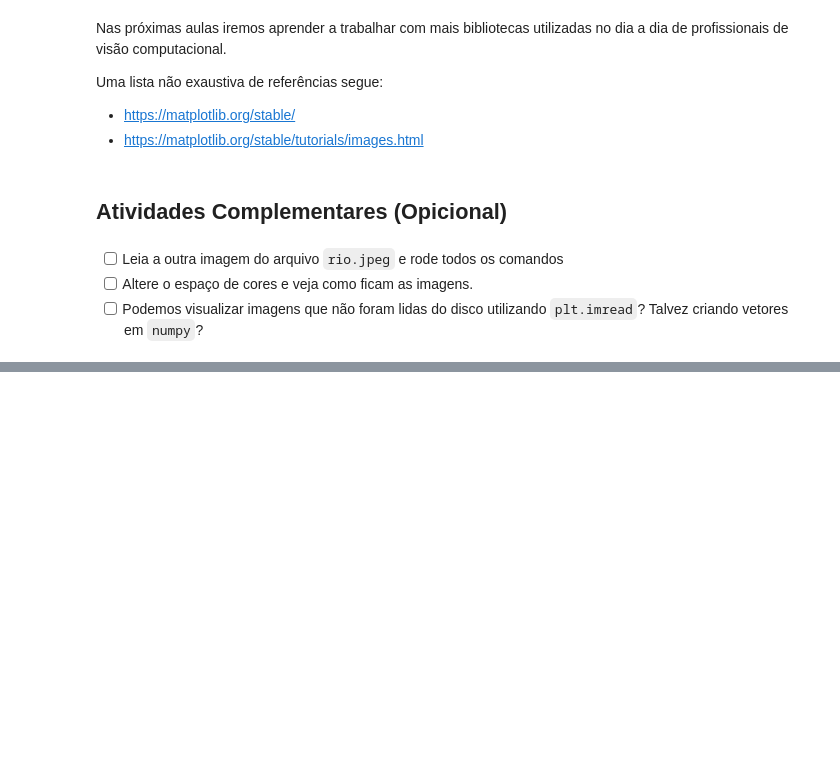
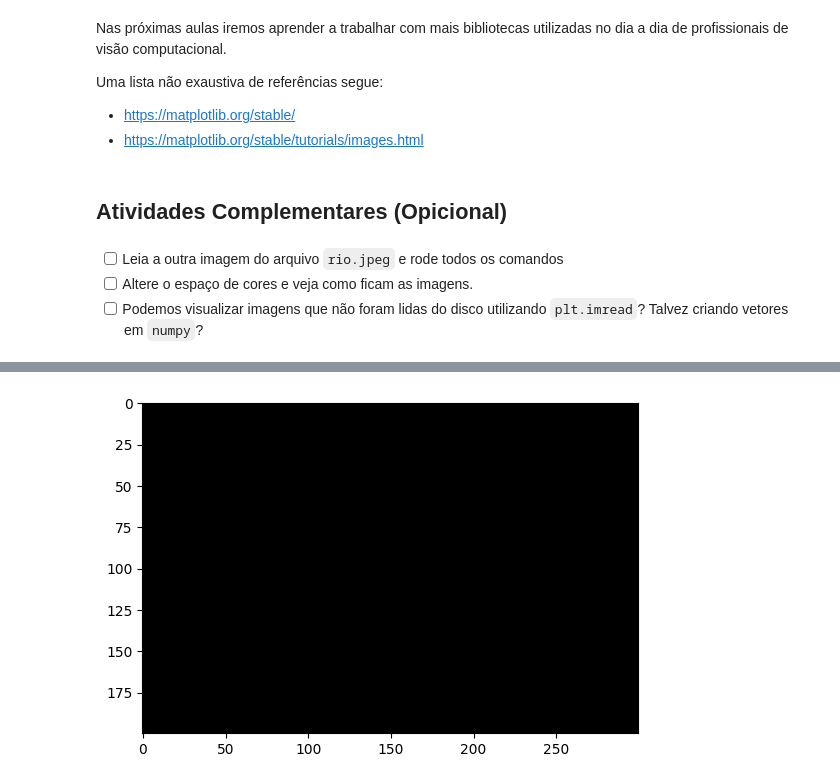
Before and after one commit to kaiogama18/nexvisual-computer-vision, a Jupyter notebook: modulos/Modulo_01/M1A3/visualização_de_Imagens.ipynb, the cells around one changed output, grey strips where cells are left out. Cells and saved outputs as stored; diff of their text form; code cells hidden in the pictures; blank space fills up the shorter version.

```diff
--- a/modulos/Modulo_01/M1A3/visualização_de_Imagens.ipynb
+++ b/modulos/Modulo_01/M1A3/visualização_de_Imagens.ipynb
@@ -95,0 +94,10 @@ plt.imshow(rio)
+# %%
+# Podemos visualizar imagens que não foram lidas do disco utilizando `plt.imread`?
+# Talvez criando vetores em `numpy`?
+
+img = np.zeros((200, 300, 3))  # Criando a imagem funciona
+
+plt.imshow(img)
+plt.show()
+# %% [output]
+[figure, added]
```
Also changed, not shown: parts of 3 cells of this notebook, 5 other files.
